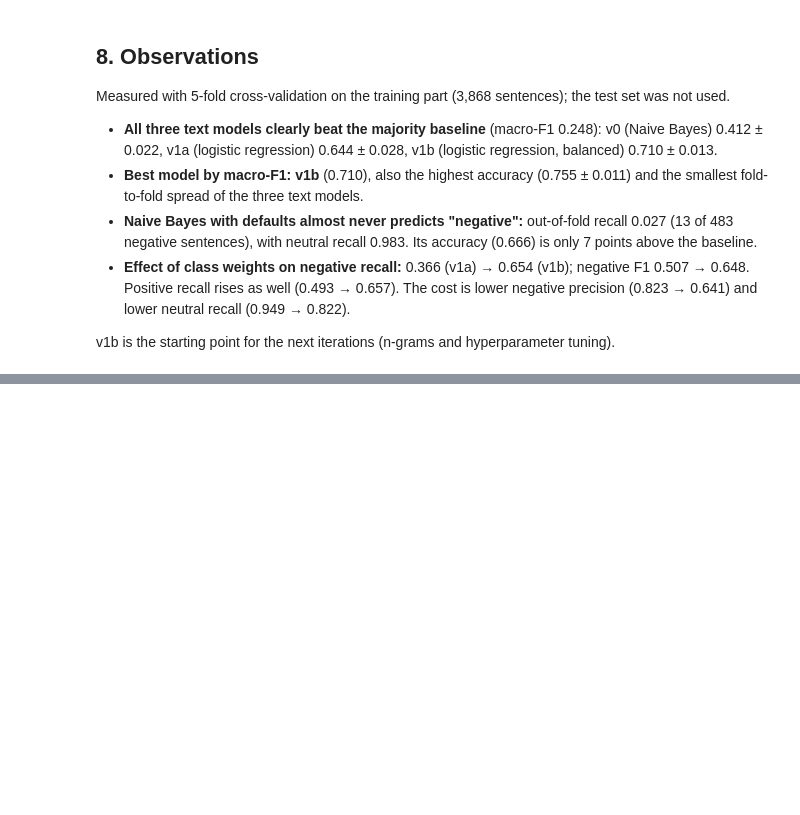
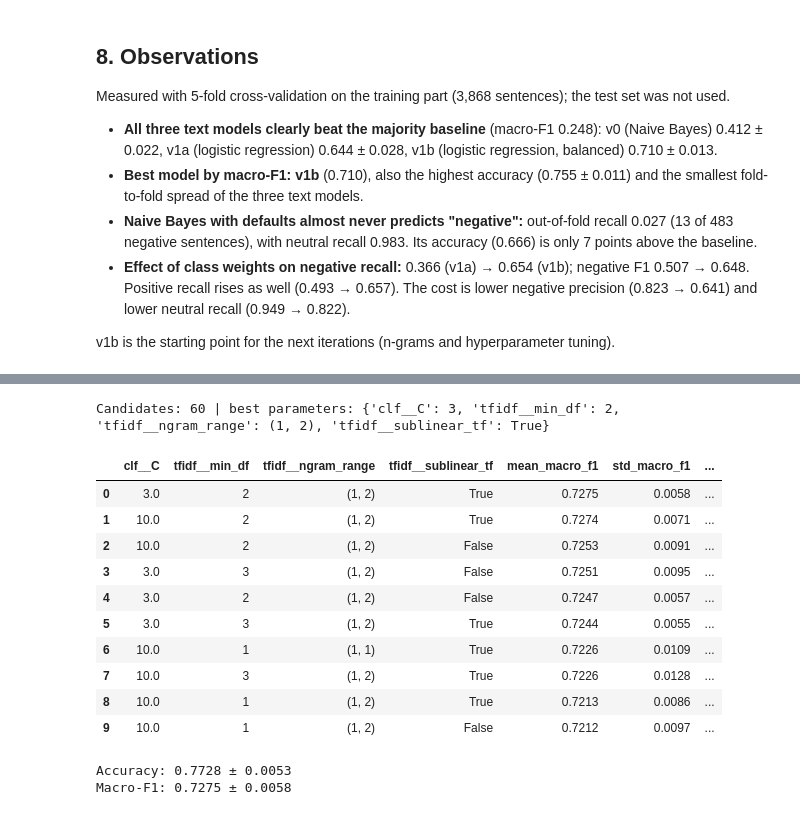
Before and after one commit to santi753/IU_Portafolio_Artificial_Intelligence, a Jupyter notebook: notebooks/02_training_evaluation.ipynb, the cells around one changed output, grey strips where cells are left out. Cells and saved outputs as stored; diff of their text form; code cells hidden in the pictures; blank space fills up the shorter version.

Commit message:
T6: iteration v2, grid search for logistic regression and Naive Bayes
Co-Authored-By: Claude Opus 5.5 <noreply@anthropic.com>

```diff
--- a/notebooks/02_training_evaluation.ipynb
+++ b/notebooks/02_training_evaluation.ipynb
@@ -276,0 +303,51 @@ v1b is the starting point for the next iterations (n-grams and hyperparameter tu
+# %%
+# v2: grid search for logistic regression (class weights fixed to "balanced")
+grid_v2 = {
+    "tfidf__ngram_range": [(1, 1), (1, 2)],
+    "tfidf__min_df": [1, 2, 3],
+    "tfidf__sublinear_tf": [False, True],
+    "clf__C": [0.1, 0.3, 1, 3, 10],
+}
+best_v2, results_v2 = tune_model(
+    build_pipeline("logreg", clf__class_weight="balanced"), grid_v2, X_train, y_train
+)
+
+# Save every candidate; show the ten best
+results_v2.to_csv(config.METRICS_DIR / "grid_v2_logreg.csv", index=False)
+print(f"Candidates: {len(results_v2)} | best parameters: {best_v2}")
+results_v2.head(10).round(4)
+# %% [output]
+Candidates: 60 | best parameters: {'clf__C': 3, 'tfidf__min_df': 2, 'tfidf__ngram_range': (1, 2), 'tfidf__sublinear_tf': True}
+|  | clf__C | tfidf__min_df | tfidf__ngram_range | tfidf__sublinear_tf | mean_macro_f1 | std_macro_f1 | ... |
+| 0 | 3.0 | 2 | (1, 2) | True | 0.7275 | 0.0058 | ... |
+| 1 | 10.0 | 2 | (1, 2) | True | 0.7274 | 0.0071 | ... |
+| 2 | 10.0 | 2 | (1, 2) | False | 0.7253 | 0.0091 | ... |
+| 3 | 3.0 | 3 | (1, 2) | False | 0.7251 | 0.0095 | ... |
+| 4 | 3.0 | 2 | (1, 2) | False | 0.7247 | 0.0057 | ... |
+| 5 | 3.0 | 3 | (1, 2) | True | 0.7244 | 0.0055 | ... |
+| 6 | 10.0 | 1 | (1, 1) | True | 0.7226 | 0.0109 | ... |
+| 7 | 10.0 | 3 | (1, 2) | True | 0.7226 | 0.0128 | ... |
+| 8 | 10.0 | 1 | (1, 2) | True | 0.7213 | 0.0086 | ... |
+| 9 | 10.0 | 1 | (1, 2) | False | 0.7212 | 0.0097 | ... |
+# %%
+# Re-check: the best pipeline, cross-validated on its own, must reproduce the grid's best score
+v2 = build_pipeline("logreg", clf__class_weight="balanced", **best_v2)
+cv_v2 = cross_validate_model(v2, X_train, y_train)
+assert abs(cv_v2["macro_f1_mean"] - results_v2.loc[0, "mean_macro_f1"]) < 1e-9, "re-check failed"
+# v1b's settings are inside the grid, so v2 must be at least as good
+assert cv_v2["macro_f1_mean"] >= cv_v1b["macro_f1_mean"] - 1e-9, "v2 worse than v1b"
+
+print(f"Accuracy: {cv_v2['accuracy_mean']:.4f} ± {cv_v2['accuracy_std']:.4f}")
+print(f"Macro-F1: {cv_v2['macro_f1_mean']:.4f} ± {cv_v2['macro_f1_std']:.4f}")
+
+# Log the iteration (re-running replaces the existing "v2" row)
+log_iteration(
+    "v2",
+    "TF-IDF + logistic regression (balanced, tuned)",
+    "Grid search (60 candidates) over ngram_range, min_df, sublinear_tf and C; class_weight='balanced'",
+    cv_v2,
+    key_params(v2),
+);
+# %% [output]
+Accuracy: 0.7728 ± 0.0053
+Macro-F1: 0.7275 ± 0.0058
```
Also changed, not shown: parts of 12 cells of this notebook, 8 other files.
